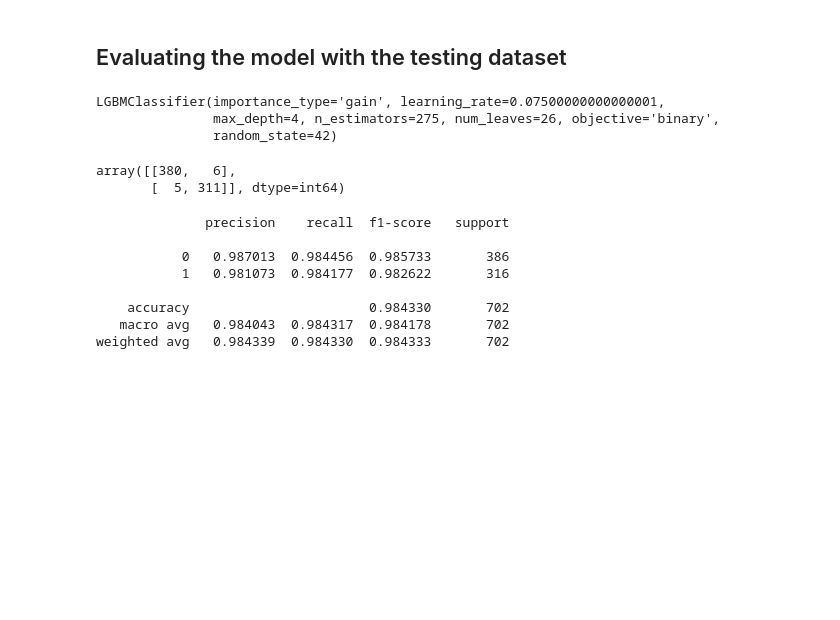
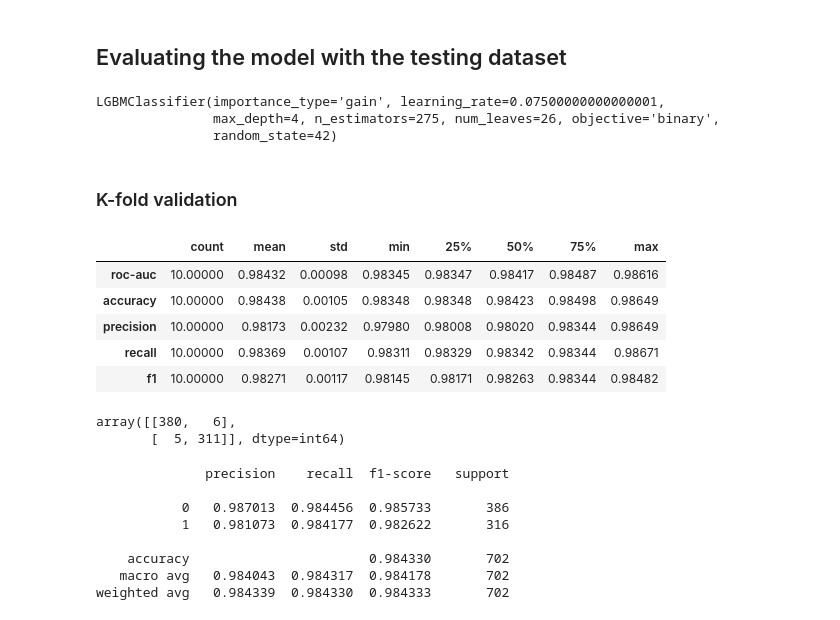
Before and after one commit to guyrux/ethereum_laundering, a Jupyter notebook: notebooks/03-ethereum_modeling_v2-suto.ipynb, the cells around one changed output. Drawn from its saved outputs; the diff is of its cells as text; code cells hidden in the pictures; blank space fills up the shorter version.

```diff
--- a/notebooks/03-ethereum_modeling_v2-suto.ipynb
+++ b/notebooks/03-ethereum_modeling_v2-suto.ipynb
@@ -893,6 +895,37 @@ classifier_lgbm.fit(X_train_exp_02, y_train_exp_02)
 LGBMClassifier(importance_type='gain', learning_rate=0.07500000000000001,
                max_depth=4, n_estimators=275, num_leaves=26, objective='binary',
                random_state=42)
+# %% [markdown]
+### K-fold validation
+# %%
+dct_evaluation_results = {}
+
+for seed in lst_random_seed:
+    np.random.seed(seed)
+    lst_index_sampled = np.random.choice(X_test_exp_02.index, size=int(len(X_test_exp_02)*.95), replace=False).tolist()
+    y_pred = classifier_lgbm.predict(X_test_exp_02.loc[lst_index_sampled, :])
+    y_pred_proba = classifier_lgbm.predict_proba(X_test_exp_02.loc[lst_index_sampled, :])[::,1]
+    dct_evaluation_results[seed] = {
+        'seed': seed,
+        'index': lst_index_sampled,
+        'roc-auc': roc_auc_score(y_test_exp_02.loc[lst_index_sampled], y_pred),
+        'accuracy': accuracy_score(y_test_exp_02.loc[lst_index_sampled], y_pred),
+        'precision': precision_score(y_test_exp_02.loc[lst_index_sampled], y_pred),
+        'recall': recall_score(y_test_exp_02.loc[lst_index_sampled], y_pred),
+        'f1': f1_score(y_test_exp_02.loc[lst_index_sampled], y_pred)
+    }
+
+df_evaluation_results = pd.DataFrame.from_dict(dct_evaluation_results, orient='index')
+df_evaluation_results = df_evaluation_results.loc[:, ['roc-auc', 'accuracy', 'precision', 'recall', 'f1']]
+
+df_evaluation_results.describe().T
+# %% [output]
+|  | count | mean | std | min | 25% | 50% | 75% | max |
+| roc-auc | 10.00000 | 0.98432 | 0.00098 | 0.98345 | 0.98347 | 0.98417 | 0.98487 | 0.98616 |
+| accuracy | 10.00000 | 0.98438 | 0.00105 | 0.98348 | 0.98348 | 0.98423 | 0.98498 | 0.98649 |
+| precision | 10.00000 | 0.98173 | 0.00232 | 0.97980 | 0.98008 | 0.98020 | 0.98344 | 0.98649 |
+| recall | 10.00000 | 0.98369 | 0.00107 | 0.98311 | 0.98329 | 0.98342 | 0.98344 | 0.98671 |
+| f1 | 10.00000 | 0.98271 | 0.00117 | 0.98145 | 0.98171 | 0.98263 | 0.98344 | 0.98482 |
 # %%
 y_pred = classifier_lgbm.predict(X_test_exp_02)
 y_pred_proba = classifier_lgbm.predict_proba(X_test_exp_02)[::,1]
```
Also changed, not shown: parts of 11 cells of this notebook, 2 other files.
